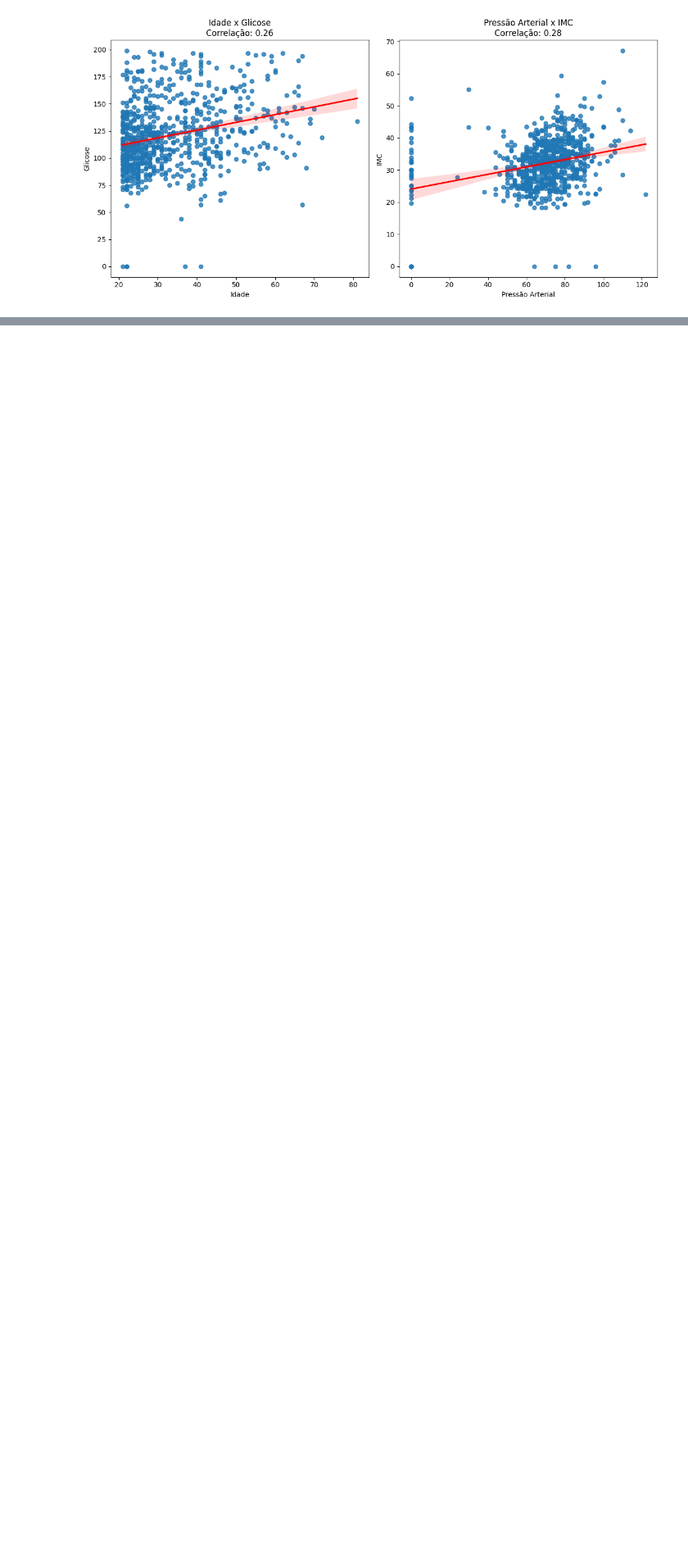
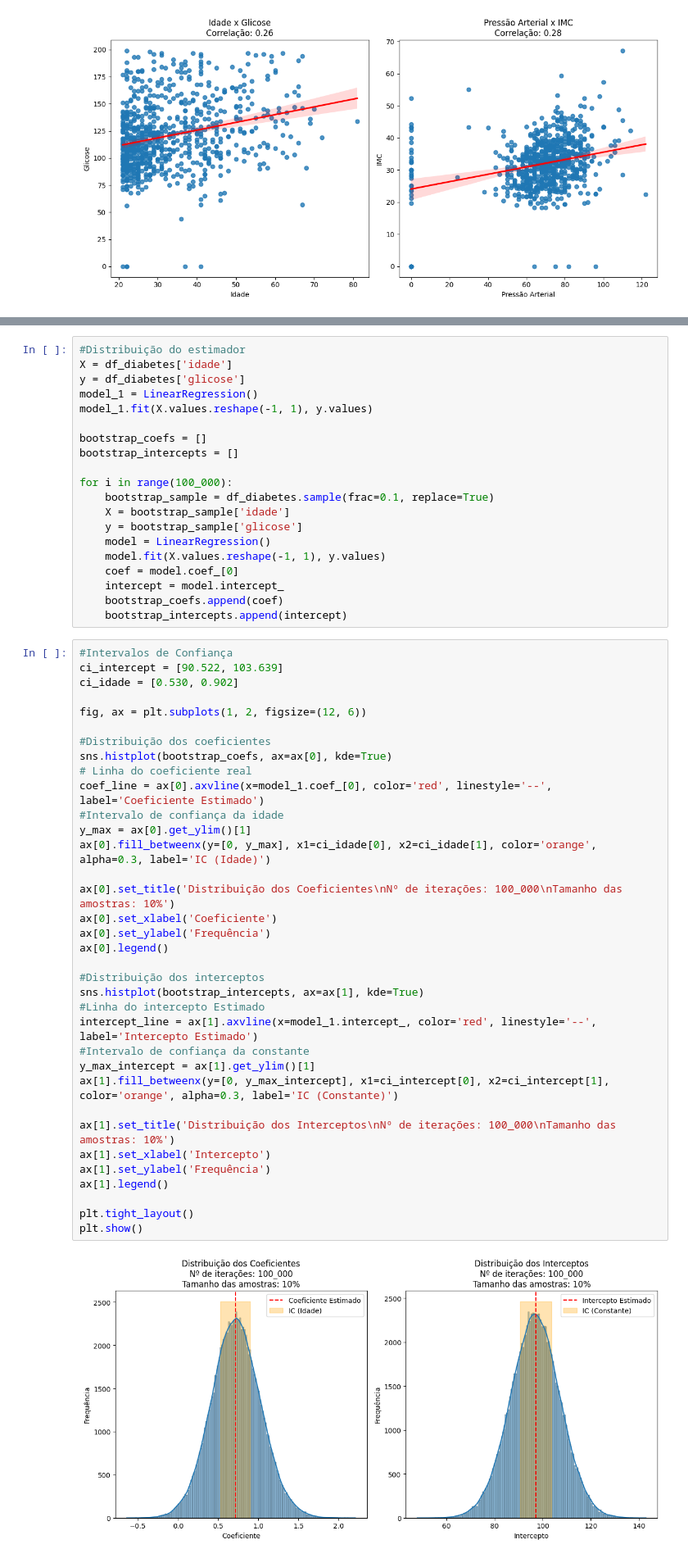
Before and after one commit to lucasrabay/Econometrics1-Final_Project, a Jupyter notebook: assignment.ipynb, the cells around one changed output, grey strips where cells are left out. Shown at 82% size. Drawn from its saved outputs; the diff is of its cells as text; blank space fills up the shorter version.

```diff
--- a/assignment.ipynb
+++ b/assignment.ipynb
@@ -253,0 +307,57 @@ plt.show()
+# %%
+#Distribuição do estimador
+X = df_diabetes['idade']
+y = df_diabetes['glicose']
+model_1 = LinearRegression()
+model_1.fit(X.values.reshape(-1, 1), y.values)
+
+bootstrap_coefs = []
+bootstrap_intercepts = []
+
+for i in range(100_000):
+    bootstrap_sample = df_diabetes.sample(frac=0.1, replace=True)
+    X = bootstrap_sample['idade']
+    y = bootstrap_sample['glicose']
+    model = LinearRegression()
+    model.fit(X.values.reshape(-1, 1), y.values)
+    coef = model.coef_[0]
+    intercept = model.intercept_
+    bootstrap_coefs.append(coef)
+    bootstrap_intercepts.append(intercept)
+# %%
+#Intervalos de Confiança
+ci_intercept = [90.522, 103.639]
+ci_idade = [0.530, 0.902]
+
+fig, ax = plt.subplots(1, 2, figsize=(12, 6))
+
+#Distribuição dos coeficientes
+sns.histplot(bootstrap_coefs, ax=ax[0], kde=True)
+# Linha do coeficiente real
+coef_line = ax[0].axvline(x=model_1.coef_[0], color='red', linestyle='--', label='Coeficiente Estimado')
+#Intervalo de confiança da idade
+y_max = ax[0].get_ylim()[1]
+ax[0].fill_betweenx(y=[0, y_max], x1=ci_idade[0], x2=ci_idade[1], color='orange', alpha=0.3, label='IC (Idade)')
+
+ax[0].set_title('Distribuição dos Coeficientes\nNº de iterações: 100_000\nTamanho das amostras: 10%')
+ax[0].set_xlabel('Coeficiente')
+ax[0].set_ylabel('Frequência')
+ax[0].legend()
+
+#Distribuição dos interceptos
+sns.histplot(bootstrap_intercepts, ax=ax[1], kde=True)
+#Linha do intercepto Estimado
+intercept_line = ax[1].axvline(x=model_1.intercept_, color='red', linestyle='--', label='Intercepto Estimado')
+#Intervalo de confiança da constante
+y_max_intercept = ax[1].get_ylim()[1]
+ax[1].fill_betweenx(y=[0, y_max_intercept], x1=ci_intercept[0], x2=ci_intercept[1], color='orange', alpha=0.3, label='IC (Constante)')
+
+ax[1].set_title('Distribuição dos Interceptos\nNº de iterações: 100_000\nTamanho das amostras: 10%')
+ax[1].set_xlabel('Intercepto')
+ax[1].set_ylabel('Frequência')
+ax[1].legend()
+
+plt.tight_layout()
+plt.show()
+# %% [output]
+[figure, added]
```
Also changed, not shown: parts of 18 cells of this notebook.
